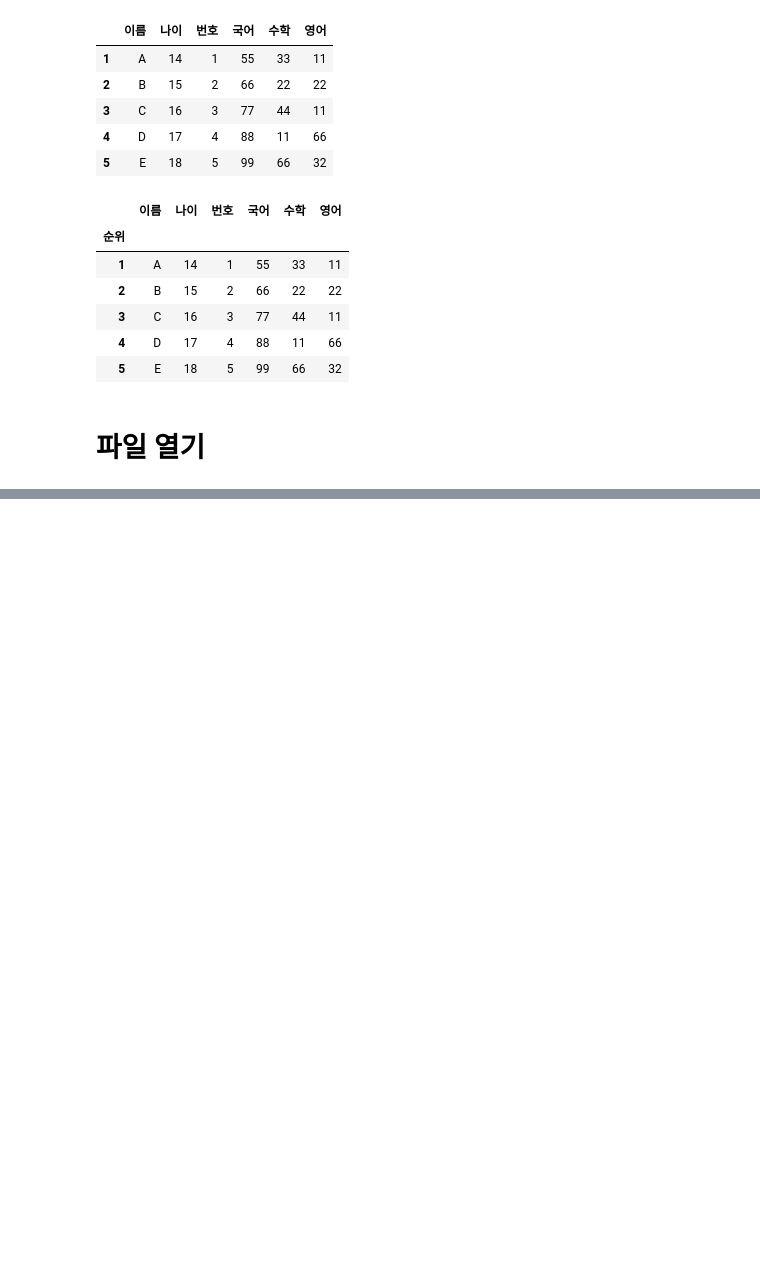
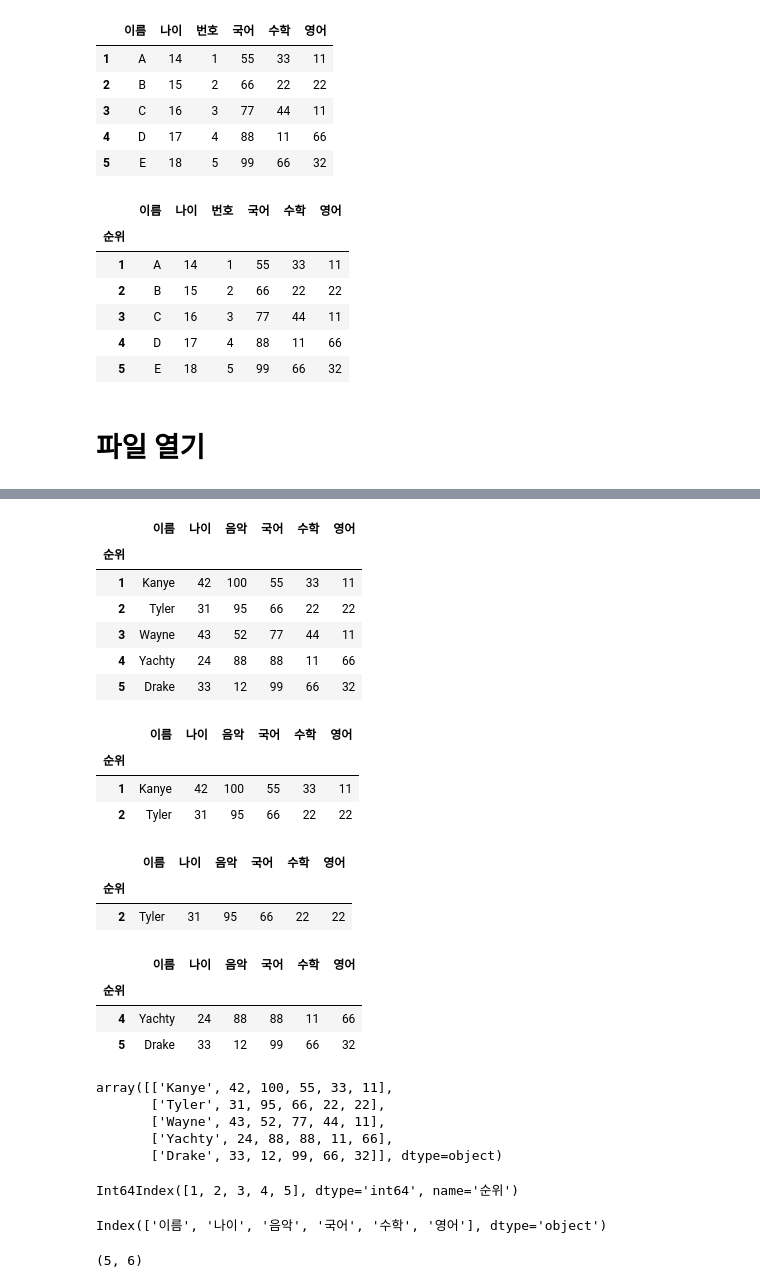
Before and after one commit to Speriad/Speria, a Jupyter notebook: pandas/pandas.ipynb, the cells around one changed output, grey strips where cells are left out. Drawn from its saved outputs; the diff is of its cells as text; code cells hidden in the pictures; blank space fills up the shorter version.

```diff
--- a/pandas/pandas.ipynb
+++ b/pandas/pandas.ipynb
@@ -192,0 +235,50 @@ df
+# %%
+df.head()  #처음 다섯개의 row 를 불러오기
+# %% [output]
+|  | 이름 | 나이 | 음악 | 국어 | 수학 | 영어 |
+| 순위 |  |  |  |  |  |  |
+| 1 | Kanye | 42 | 100 | 55 | 33 | 11 |
+| 2 | Tyler | 31 | 95 | 66 | 22 | 22 |
+| 3 | Wayne | 43 | 52 | 77 | 44 | 11 |
+| 4 | Yachty | 24 | 88 | 88 | 11 | 66 |
+| 5 | Drake | 33 | 12 | 99 | 66 | 32 |
+# %%
+df.head(2) #처음 두개의 row 를 불러오기
+# %% [output]
+|  | 이름 | 나이 | 음악 | 국어 | 수학 | 영어 |
+| 순위 |  |  |  |  |  |  |
+| 1 | Kanye | 42 | 100 | 55 | 33 | 11 |
+| 2 | Tyler | 31 | 95 | 66 | 22 | 22 |
+# %%
+df.sample() #아무 row 나 가져오기
+# %% [output]
+|  | 이름 | 나이 | 음악 | 국어 | 수학 | 영어 |
+| 순위 |  |  |  |  |  |  |
+| 2 | Tyler | 31 | 95 | 66 | 22 | 22 |
+# %%
+df.tail(2) #마지막 2개의 row 를 가져오기
+# %% [output]
+|  | 이름 | 나이 | 음악 | 국어 | 수학 | 영어 |
+| 순위 |  |  |  |  |  |  |
+| 4 | Yachty | 24 | 88 | 88 | 11 | 66 |
+| 5 | Drake | 33 | 12 | 99 | 66 | 32 |
+# %%
+df.values
+# %% [output]
+array([['Kanye', 42, 100, 55, 33, 11],
+       ['Tyler', 31, 95, 66, 22, 22],
+       ['Wayne', 43, 52, 77, 44, 11],
+       ['Yachty', 24, 88, 88, 11, 66],
+       ['Drake', 33, 12, 99, 66, 32]], dtype=object)
+# %%
+df.index
+# %% [output]
+Int64Index([1, 2, 3, 4, 5], dtype='int64', name='순위')
+# %%
+df.columns
+# %% [output]
+Index(['이름', '나이', '음악', '국어', '수학', '영어'], dtype='object')
+# %%
+df.shape #(row, column)
+# %% [output]
+(5, 6)
```
Also changed, not shown: parts of 12 cells of this notebook, 2 other files.
